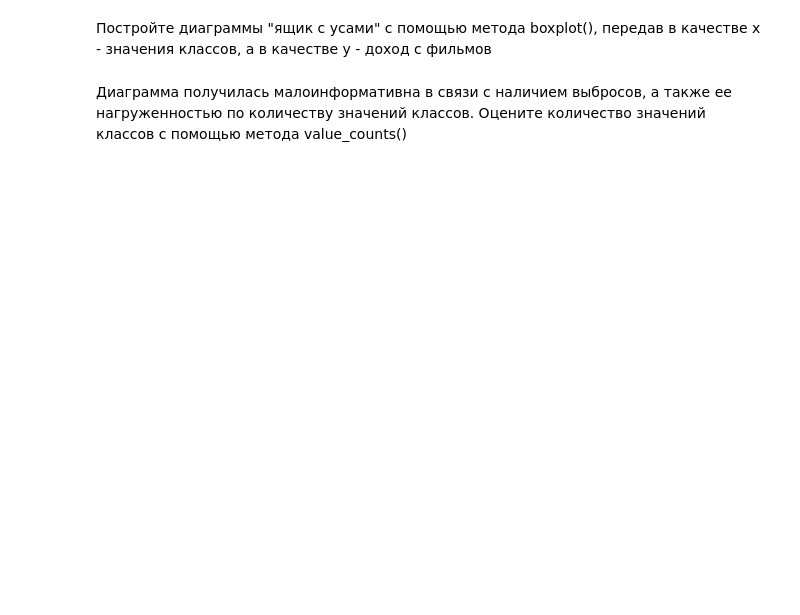
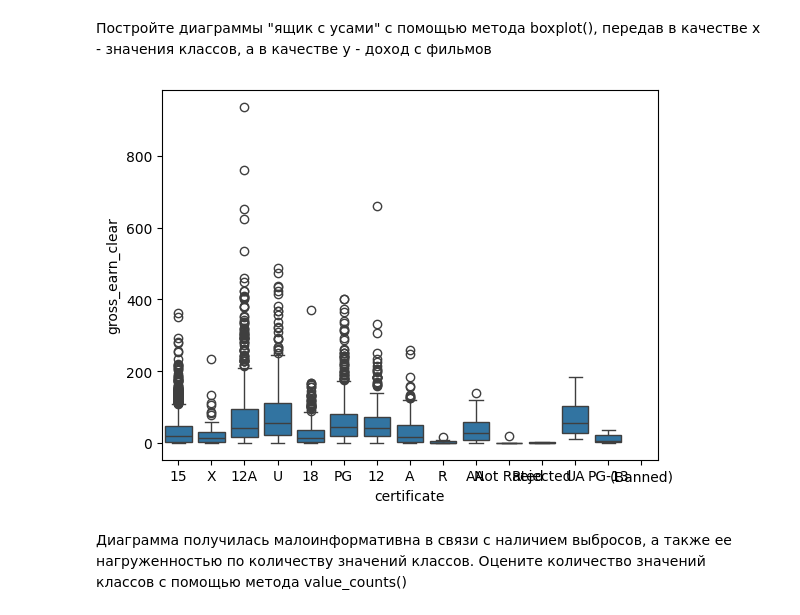
Before and after one commit to moneymisha/parser, a Jupyter notebook: Агеев Михаил Михайлович_Задание_Разведочный_анализ.ipynb, the cells around one changed output. Cells and saved outputs as stored; diff of their text form; code cells hidden in the pictures; blank space fills up the shorter version.

```diff
--- a/Агеев Михаил Михайлович_Задание_Разведочный_анализ.ipynb
+++ b/Агеев Михаил Михайлович_Задание_Разведочный_анализ.ipynb
@@ -553,7 +591,9 @@ dataset.groupby(
 # %% [markdown]
 Постройте диаграммы "ящик с усами" с помощью метода boxplot(), передав в качестве x - значения классов, а в качестве y - доход с фильмов
 # %%
-sns.
+sns.boxplot(x='certificate', y='gross_earn_clear', data=dataset)
 plt.show()
+# %% [output]
+[figure, added]
 # %% [markdown]
 Диаграмма получилась малоинформативна в связи с наличием выбросов, а также ее нагруженностью по количеству значений классов. Оцените количество значений классов с помощью метода value_counts()
```
Also changed, not shown: parts of 11 cells of this notebook.
